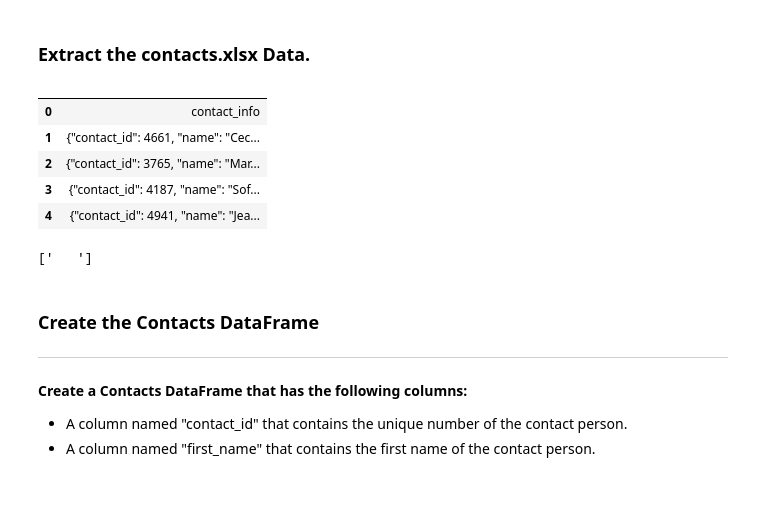
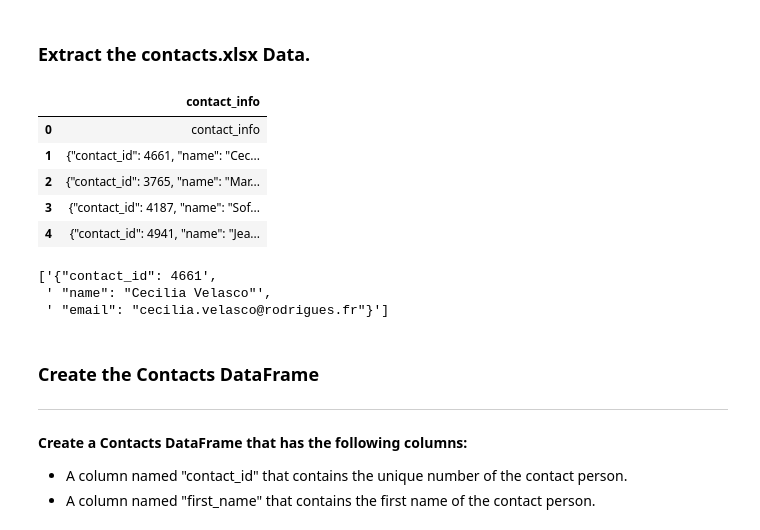
Before and after one commit to amc1119/Crowdfunding_ETL, a Jupyter notebook: ETL_Mini_Project_AClark_copy.ipynb, the cells around one changed output. Cells and saved outputs as stored; diff of their text form; code cells hidden in the pictures; blank space fills up the shorter version.

Commit message:
Attempted to create the Contacts DataFrame. Unsuccessful.

```diff
--- a/ETL_Mini_Project_AClark_copy.ipynb
+++ b/ETL_Mini_Project_AClark_copy.ipynb
@@ -286,24 +286,28 @@ campaign_cleaned.to_csv("Resources/campaign.csv", index=False)
 # %%
 # Read the data into a Pandas DataFrame. Use the `header=2` parameter when reading in the data.
 contact_info_df = pd.read_excel('Resources/contacts.xlsx', header=2)
+contact_info_df.columns = ['contact_info']
 contact_info_df.head()
 # %% [output]
-|  |  |
+|  | contact_info |
 | 0 | contact_info |
 | 1 | {"contact_id": 4661, "name": "Cec... |
 | 2 | {"contact_id": 3765, "name": "Mar... |
 | 3 | {"contact_id": 4187, "name": "Sof... |
 | 4 | {"contact_id": 4941, "name": "Jea... |
-# %%
-# [customer.split(",") for customer in customers]
-# first_row_dict = contact_info_df.loc[1].to_dict()
-# first_row_dict
-# all_row_dicts = [row for index, row in contact_info_df.iterrows()]
-# print(all_row_dicts)
-contact_cols = contact_info_df.columns.tolist()
-contact_cols
-# %% [output]
-['   ']
+# %%
+contact_info = list(contact_info_df['contact_info'])
+split_info = [contact.split(",") for contact in contact_info]
+split_info[1]
+# all_row_dict = contact_info_df.to_dict()
+# all_row_dict
+# pattern = '\W'
+# contact_info = contact_info_df[contact_info_df['contact_info'].str.contains(pattern)]
+# contact_info
+# %% [output]
+['{"contact_id": 4661',
+ ' "name": "Cecilia Velasco"',
+ ' "email": "cecilia.velasco@rodrigues.fr"}']
 # %% [markdown]
 ### Create the Contacts DataFrame
 ---
```
Also changed, not shown: 1 other file.
